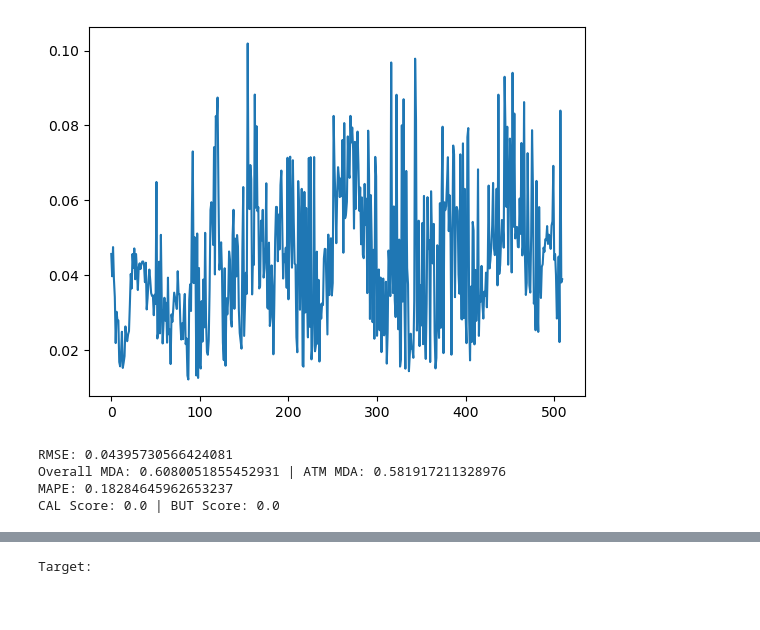
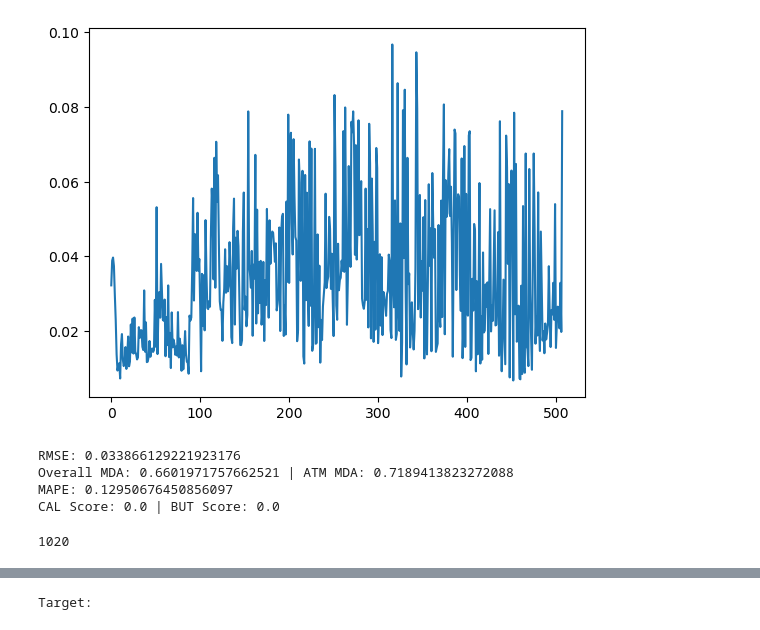
Before and after one commit to elibutters/HITM, a Jupyter notebook: S9_testing.ipynb, the cells around one changed output, grey strips where cells are left out. Cells and saved outputs as stored; diff of their text form; code cells hidden in the pictures.

```diff
--- a/S9_testing.ipynb
+++ b/S9_testing.ipynb
@@ -10,31 +10,31 @@ from models import PredictiveEngine, LSTM, ArbFreeDNN, ConvVAE, getModels, graph
 # %%
-VAE, LSTM, DNN = getModels('7417969', '2465725', '3951028')
+VAE, LSTM, DNN = getModels('7164519', '5030929', '3951028')
 engine = PredictiveEngine(trained_LSTM=LSTM, trained_DNN=DNN, use_VAE=False, trained_VAE=VAE)
 preds, targets, mse_chart, rmse_chart, mda_chart, mape_chart, cal_chart, but_chart = engine.validate(section='test')
 
 plt.plot(rmse_chart)
 plt.show()
 
 print(f'RMSE: {sum(rmse_chart) / len(rmse_chart)}')
 
 atm_mda = 0.0
 overall_mda = 0.0
 for time in mda_chart:
     atm_mda += (sum(time[4:7]) + sum(time[15:18]) + sum(time[26:29])) / 9
     overall_mda += sum(time) / len(time)
 overall_mda = overall_mda / len(mda_chart)
 atm_mda = atm_mda / len(mda_chart)
 print(f'Overall MDA: {overall_mda} | ATM MDA: {atm_mda}')
 
 mape_total = 0.0
 for idx in mape_chart:
     mape_total += sum(idx) / len(idx)
 print(f'MAPE: {mape_total / len(mape_chart)}')
 
 print(f'CAL Score: {sum(cal_chart) / len(cal_chart)} | BUT Score: {sum(but_chart) / len(but_chart)}')
 # %% [output]
-[figure, old version]
+[figure, new version]
-RMSE: 0.04395730566424081
-Overall MDA: 0.6080051855452931 | ATM MDA: 0.581917211328976
-MAPE: 0.18284645962653237
+RMSE: 0.033866129221923176
+Overall MDA: 0.6601971757662521 | ATM MDA: 0.7189413823272088
+MAPE: 0.12950676450856097
 CAL Score: 0.0 | BUT Score: 0.0
@@ -40,0 +65,4 @@ CAL Score: 0.0 | BUT Score: 0.0
+# %%
+len(results_rmse[0])
+# %% [output]
+1020
```
Also changed, not shown: parts of 11 cells of this notebook, 29 other files.
